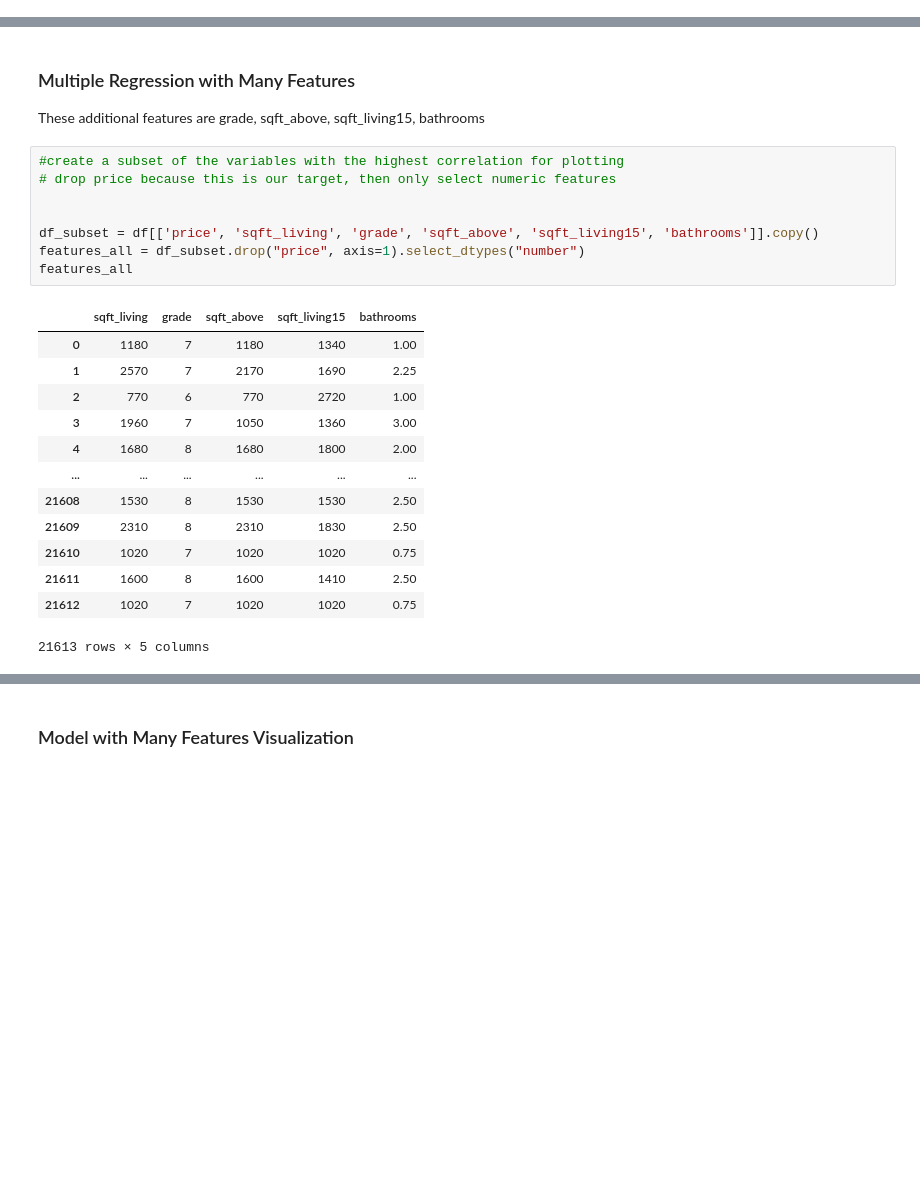
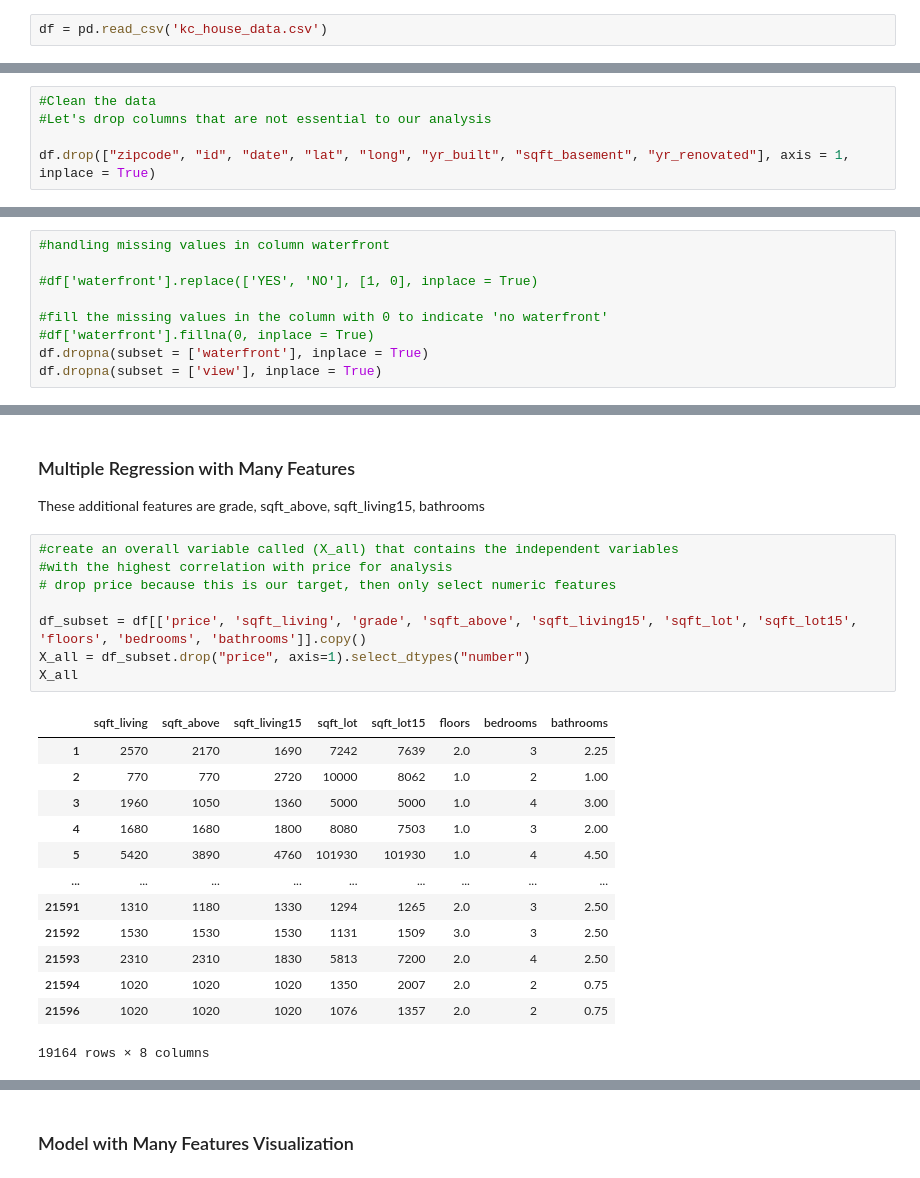
Before and after one commit to sophia14324/dsc-phase-2-project-v2-3, a Jupyter notebook: student.ipynb, the cells around one changed output, grey strips where cells are left out. Saved outputs shown, nothing was run; the diff lists cells and outputs as text; blank space fills up the shorter version.

```diff
--- a/student.ipynb
+++ b/student.ipynb
@@ -117,0 +36,2 @@ df['bathrooms'].replace(np.nan, bathrooms_mean, inplace = True)
+# %%
+df = pd.read_csv('kc_house_data.csv')
@@ -118,2 +60,7 @@ df['bathrooms'].replace(np.nan, bathrooms_mean, inplace = True)
 # %% [markdown]
 # Data Preparation
+# %%
+#Clean the data
+#Let's drop columns that are not essential to our analysis
+
+df.drop(["zipcode", "id", "date", "lat", "long", "yr_built", "sqft_basement", "yr_renovated"], axis = 1, inplace = True)
@@ -119,0 +97,9 @@ df['bathrooms'].replace(np.nan, bathrooms_mean, inplace = True)
+# %%
+#handling missing values in column waterfront
+
+#df['waterfront'].replace(['YES', 'NO'], [1, 0], inplace = True)
+
+#fill the missing values in the column with 0 to indicate 'no waterfront'
+#df['waterfront'].fillna(0, inplace = True)
+df.dropna(subset = ['waterfront'], inplace = True)
+df.dropna(subset = ['view'], inplace = True)
@@ -200,24 +253,24 @@ ax.set_ylabel("residuals");
 
 These additional features are grade, sqft_above, sqft_living15, bathrooms
 # %%
-#create a subset of the variables with the highest correlation for plotting
+#create an overall variable called (X_all) that contains the independent variables
+#with the highest correlation with price for analysis
 # drop price because this is our target, then only select numeric features
 
-
-df_subset = df[['price', 'sqft_living', 'grade', 'sqft_above', 'sqft_living15', 'bathrooms']].copy()
-features_all = df_subset.drop("price", axis=1).select_dtypes("number")
-features_all
+df_subset = df[['price', 'sqft_living', 'grade', 'sqft_above', 'sqft_living15', 'sqft_lot', 'sqft_lot15', 'floors', 'bedrooms', 'bathrooms']].copy()
+X_all = df_subset.drop("price", axis=1).select_dtypes("number")
+X_all
 # %% [output]
-|  | sqft_living | grade | sqft_above | sqft_living15 | bathrooms |
-| 0 | 1180 | 7 | 1180 | 1340 | 1.00 |
-| 1 | 2570 | 7 | 2170 | 1690 | 2.25 |
-| 2 | 770 | 6 | 770 | 2720 | 1.00 |
-| 3 | 1960 | 7 | 1050 | 1360 | 3.00 |
-| 4 | 1680 | 8 | 1680 | 1800 | 2.00 |
-| ... | ... | ... | ... | ... | ... |
-| 21608 | 1530 | 8 | 1530 | 1530 | 2.50 |
-| 21609 | 2310 | 8 | 2310 | 1830 | 2.50 |
-| 21610 | 1020 | 7 | 1020 | 1020 | 0.75 |
-| 21611 | 1600 | 8 | 1600 | 1410 | 2.50 |
-| 21612 | 1020 | 7 | 1020 | 1020 | 0.75 |
+|  | sqft_living | sqft_above | sqft_living15 | sqft_lot | sqft_lot15 | floors | bedrooms | bathrooms |
+| 1 | 2570 | 2170 | 1690 | 7242 | 7639 | 2.0 | 3 | 2.25 |
+| 2 | 770 | 770 | 2720 | 10000 | 8062 | 1.0 | 2 | 1.00 |
+| 3 | 1960 | 1050 | 1360 | 5000 | 5000 | 1.0 | 4 | 3.00 |
+| 4 | 1680 | 1680 | 1800 | 8080 | 7503 | 1.0 | 3 | 2.00 |
+| 5 | 5420 | 3890 | 4760 | 101930 | 101930 | 1.0 | 4 | 4.50 |
+| ... | ... | ... | ... | ... | ... | ... | ... | ... |
+| 21591 | 1310 | 1180 | 1330 | 1294 | 1265 | 2.0 | 3 | 2.50 |
+| 21592 | 1530 | 1530 | 1530 | 1131 | 1509 | 3.0 | 3 | 2.50 |
+| 21593 | 2310 | 2310 | 1830 | 5813 | 7200 | 2.0 | 4 | 2.50 |
+| 21594 | 1020 | 1020 | 1020 | 1350 | 2007 | 2.0 | 2 | 0.75 |
+| 21596 | 1020 | 1020 | 1020 | 1076 | 1357 | 2.0 | 2 | 0.75 |
-21613 rows × 5 columns
+19164 rows × 8 columns
```
Also changed, not shown: parts of 39 cells of this notebook, 1 other file.
